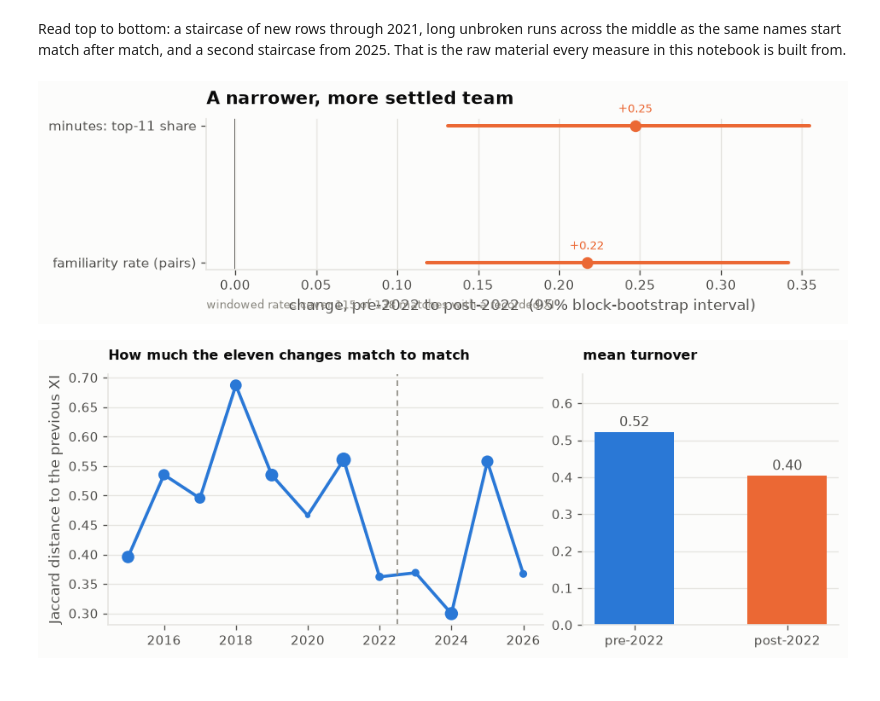
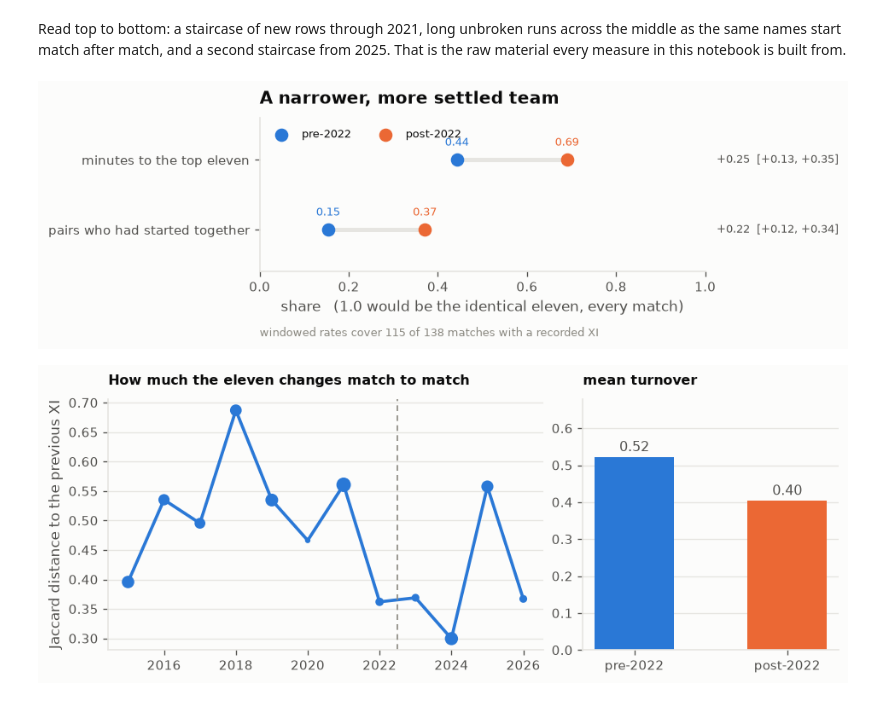
Before and after one commit to mqedan217/jordan-football-strength, a Jupyter notebook: notebooks/03_where_the_goals_came_from.ipynb, the cells around one changed output. Cells and saved outputs as stored; diff of their text form; code cells hidden in the pictures.

```diff
--- a/notebooks/03_where_the_goals_came_from.ipynb
+++ b/notebooks/03_where_the_goals_came_from.ipynb
@@ -470,28 +470,45 @@ for lab, fn, nb in MEASURES:
                 "diff": o, "lo": lo, "hi": hi,
                 "excludes_0": bool(lo > 0 or hi < 0)})
 settled = pd.DataFrame(res)   # drawn by the next cell
-# %%
-fig, ax = plt.subplots(figsize=(7.6, 2.2))
-d = settled.iloc[::-1].reset_index(drop=True)
-y = np.arange(len(d))
-for i, r in d.iterrows():
-    col = viz.ORANGE if r.excludes_0 else viz.INK_MUTED
-    ax.plot([r.lo, r.hi], [i, i], color=col, lw=2.4, solid_capstyle="round")
-    ax.plot(r["diff"], i, "o", color=col, ms=7, zorder=3)
-    ax.annotate(f"{r['diff']:+.2f}", xy=(r["diff"], i), xytext=(0, 9),
-                textcoords="offset points", ha="center", fontsize=8, color=col)
-ax.axvline(0, color=viz.INK_2, lw=1.0, zorder=0)
-ax.set_yticks(y); ax.set_yticklabels(d.measure)
-ax.set_xlabel("change, pre-2022 to post-2022  (95% block-bootstrap interval)")
-ax.set_title("A narrower, more settled team")
-ax.annotate(f"windowed rates cover {XI_COVER[0]} of {XI_COVER[1]} matches with a "
-            f"recorded XI", xy=(0, -0.26), xycoords="axes fraction", fontsize=8,
-            color=viz.INK_MUTED)
-viz.despine(ax)
-ax.grid(axis="y", visible=False); ax.grid(axis="x", visible=True)
-plt.show()
-# %% [output]
-[figure, removed]
+# %%
+# Levels, not just the change. Both measures are shares on the same scale and
+# both mean the same thing at 1.0 -- the identical eleven, every match -- so one
+# axis carries them, and the interval rides along as text rather than as the
+# whole chart.
+fig, ax = plt.subplots(figsize=(7.8, 2.4))
+d = settled.iloc[::-1].reset_index(drop=True)
+y = np.arange(len(d))
+ax.hlines(y, d.pre, d.post, color=viz.GRID, lw=3.0, zorder=1,
+          capstyle="round")
+ax.scatter(d.pre, y, color=viz.BLUE, s=70, zorder=3, label="pre-2022")
+ax.scatter(d.post, y, color=viz.ORANGE, s=70, zorder=3, label="post-2022")
+for i, r in d.iterrows():
+    ax.annotate(f"{r.pre:.2f}", (r.pre, i), xytext=(0, 10), ha="center",
+                textcoords="offset points", fontsize=8, color=viz.BLUE)
+    ax.annotate(f"{r.post:.2f}", (r.post, i), xytext=(0, 10), ha="center",
+                textcoords="offset points", fontsize=8, color=viz.ORANGE)
+    ax.annotate(f"{r['diff']:+.2f}  [{r.lo:+.2f}, {r.hi:+.2f}]",
+                (1.0, i), xytext=(8, 0), va="center",
+                textcoords="offset points", fontsize=8, color=viz.INK_2)
+ax.set_yticks(y)
+# labels must follow the (reversed) frame, not a hardcoded list -- getting this
+# wrong silently puts the minutes number on the familiarity row
+NICE = {"minutes: top-11 share": "minutes to the top eleven",
+        "familiarity rate (pairs)": "pairs who had started together"}
+ax.set_yticklabels([NICE.get(m, m) for m in d.measure])
+ax.set_xlim(0, 1.0)
+ax.set_ylim(-0.6, len(d) - 0.4)
+ax.set_xlabel("share   (1.0 would be the identical eleven, every match)")
+ax.set_title("A narrower, more settled team")
+ax.legend(fontsize=8, loc="upper left", ncol=2)
+ax.annotate(f"windowed rates cover {XI_COVER[0]} of {XI_COVER[1]} matches "
+            f"with a recorded XI", xy=(0, -0.42), xycoords="axes fraction",
+            fontsize=7.5, color=viz.INK_MUTED)
+viz.despine(ax)
+ax.grid(axis="y", visible=False)
+plt.show()
+# %% [output]
+[figure, added]
 # %%
 # How much does the XI change from one match to the next? Jaccard distance
 # between consecutive starting elevens: 0 = identical side, 1 = eleven changes.
```
Also changed, not shown: parts of 1 cell of this notebook, 1 other file.
